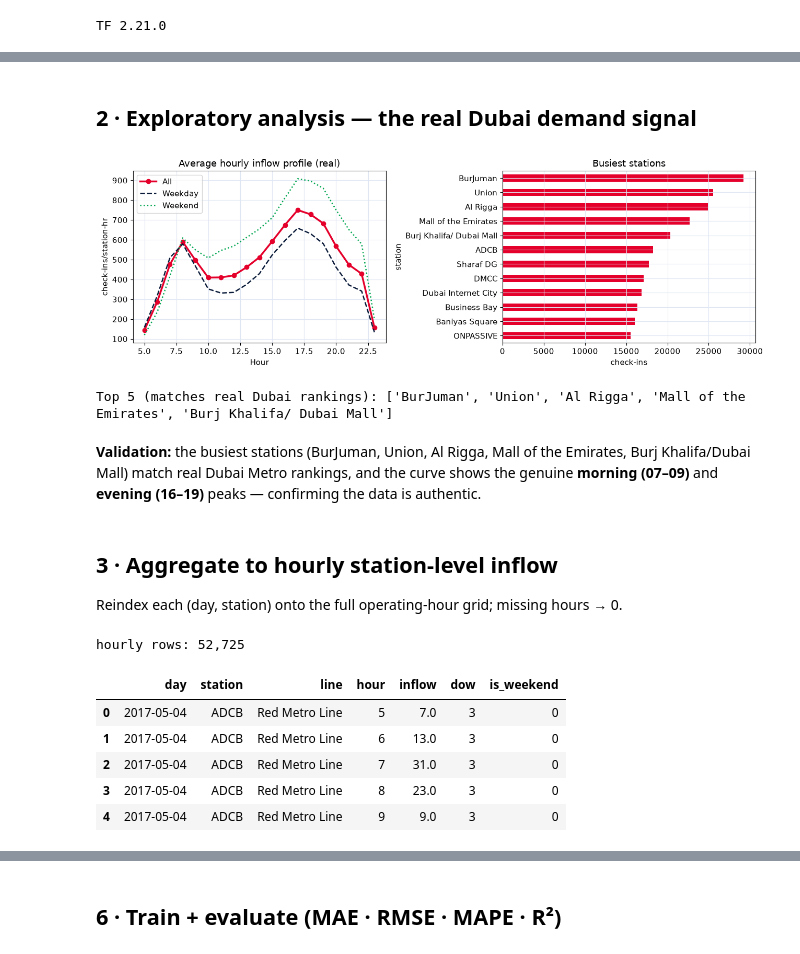
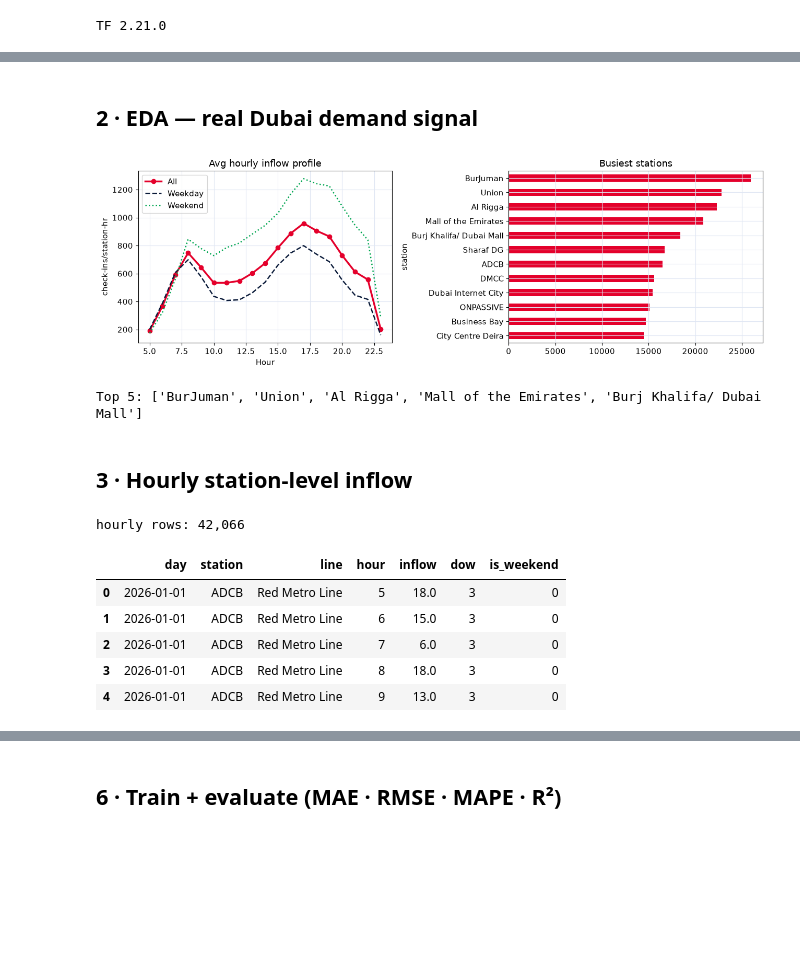
Before and after one commit to KartikJoshi23/Metro-Passenger-Forecasting, a Jupyter notebook: notebook/dubai_metro_forecasting.ipynb, the cells around one changed output, grey strips where cells are left out. Cells and saved outputs as stored; diff of their text form; code cells hidden in the pictures; blank space fills up the shorter version.

```diff
--- a/notebook/dubai_metro_forecasting.ipynb
+++ b/notebook/dubai_metro_forecasting.ipynb
@@ -38,13 +36,12 @@ We keep **Check-in** events (= station inflow / entries).
 # %%
-files = sorted(glob.glob(os.path.join(RAW, "metro_ridership_*.csv")))
-df = pd.read_csv(files[0], usecols=["txn_type","txn_date","txn_time","start_location","line_name"])
-df["txn_type"] = df["txn_type"].str.strip()
-df = df[df["txn_type"]=="Check in"].copy()
-df["date"]    = pd.to_datetime(df["txn_date"], errors="coerce"); df = df.dropna(subset=["date"])
-df["hour"]    = df["txn_time"].str.slice(0,2).astype(int)
-df["station"] = df["start_location"].str.replace(" Metro Station","",regex=False).str.strip()
-df["line"]    = df["line_name"].str.strip()
-print(f"check-in taps: {len(df):,} | days: {df['date'].nunique()} | stations: {df['station'].nunique()}")
-print("years:", sorted(df['date'].dt.year.unique()))
+f=sorted(glob.glob(os.path.join(RAW,"metro_ridership_*.csv")))[0]
+df=pd.read_csv(f, usecols=["txn_type","txn_date","txn_time","start_location","line_name"])
+df["txn_type"]=df["txn_type"].str.strip(); df=df[df["txn_type"]=="Check in"].copy()
+df["date"]=pd.to_datetime(df["txn_date"],errors="coerce"); df=df.dropna(subset=["date"])
+df=df[df["date"].dt.year>=MIN_YEAR].copy()
+df["hour"]=df["txn_time"].str.slice(0,2).astype(int)
+df["station"]=df["start_location"].str.replace(" Metro Station","",regex=False).str.strip()
+df["line"]=df["line_name"].str.strip()
+print(f"taps {len(df):,} | days {df['date'].nunique()} | stations {df['station'].nunique()}")
 df.head()
 # %% [output]
@@ -57,49 +53,40 @@ years: [np.int32(2017), np.int32(2018), np.int32(2019), np.int32(2020), np.int32
 | 7 | Check in | 2026-01-10 | 09:10:24.000 | Emirates Towers Metro Station | Red Metro Line | 2026-01-10 | 9 | Emirates Towers | Red Metro Line |
 | 8 | Check in | 2026-01-10 | 21:56:26.000 | DMCC Metro Station | Red Metro Line | 2026-01-10 | 21 | DMCC | Red Metro Line |
 # %% [markdown]
-## 2 · Exploratory analysis — the real Dubai demand signal
+## 2 · EDA — real Dubai demand signal
 # %%
-prof = (df.groupby("hour").size()/df["date"].nunique()).reindex(OP_HOURS).fillna(0)
-isw  = df["date"].dt.dayofweek.isin([5,6])            # UAE weekend = Sat/Sun
-dwd, dwe = df[~isw]["date"].dt.normalize().nunique(), df[isw]["date"].dt.normalize().nunique()
-pwd = (df[~isw].groupby("hour").size()/max(1,dwd)).reindex(OP_HOURS).fillna(0)
-pwe = (df[isw].groupby("hour").size()/max(1,dwe)).reindex(OP_HOURS).fillna(0)
-top = df.groupby("station").size().sort_values(ascending=False).head(12)
-
-fig,ax = plt.subplots(1,2,figsize=(13,4.3))
+prof=(df.groupby("hour").size()/df["date"].nunique()).reindex(OP_HOURS).fillna(0)
+isw=df["date"].dt.dayofweek.isin([5,6])
+pwd=(df[~isw].groupby("hour").size()/max(1,df[~isw]["date"].dt.normalize().nunique())).reindex(OP_HOURS).fillna(0)
+pwe=(df[isw].groupby("hour").size()/max(1,df[isw]["date"].dt.normalize().nunique())).reindex(OP_HOURS).fillna(0)
+top=df.groupby("station").size().sort_values(ascending=False).head(12)
+fig,ax=plt.subplots(1,2,figsize=(13,4.3))
 ax[0].plot(OP_HOURS,prof.values,color=RED,lw=2.5,marker="o",label="All")
 ax[0].plot(OP_HOURS,pwd.values,color=INK,lw=1.8,ls="--",label="Weekday")
 ax[0].plot(OP_HOURS,pwe.values,color=GREEN,lw=1.8,ls=":",label="Weekend")
-ax[0].set(title="Average hourly inflow profile (real)",xlabel="Hour",ylabel="check-ins/station-hr"); ax[0].legend()
-top.sort_values().plot(kind="barh",color=RED,ax=ax[1]); ax[1].set(title="Busiest stations",xlabel="check-ins")
+ax[0].set(title="Avg hourly inflow profile",xlabel="Hour",ylabel="check-ins/station-hr"); ax[0].legend()
+top.sort_values().plot(kind="barh",color=RED,ax=ax[1]); ax[1].set(title="Busiest stations")
 plt.tight_layout(); plt.savefig(os.path.join(FIG,"01_intraday_profile.png"),dpi=120); plt.show()
-print("Top 5 (matches real Dubai rankings):", list(top.head(5).index))
+print("Top 5:", list(top.head(5).index))
 # %% [output]
-[figure, old version]
+[figure, new version]
-Top 5 (matches real Dubai rankings): ['BurJuman', 'Union', 'Al Rigga', 'Mall of the Emirates', 'Burj Khalifa/ Dubai Mall']
+Top 5: ['BurJuman', 'Union', 'Al Rigga', 'Mall of the Emirates', 'Burj Khalifa/ Dubai Mall']
-# %% [markdown]
-**Validation:** the busiest stations (BurJuman, Union, Al Rigga, Mall of the Emirates,
-Burj Khalifa/Dubai Mall) match real Dubai Metro rankings, and the curve shows the genuine
-**morning (07–09)** and **evening (16–19)** peaks — confirming the data is authentic.
-# %% [markdown]
-## 3 · Aggregate to hourly station-level inflow
-Reindex each (day, station) onto the full operating-hour grid; missing hours → 0.
+# %% [markdown]
+## 3 · Hourly station-level inflow
 # %%
-g = (df.groupby([df["date"].dt.normalize().rename("day"),"station","line","hour"])
-        .size().reset_index(name="inflow"))
-keys = g[["day","station","line"]].drop_duplicates()
-full = keys.assign(k=1).merge(pd.DataFrame({"hour":OP_HOURS,"k":1}),on="k").drop(columns="k")
-h = full.merge(g,on=["day","station","line","hour"],how="left")
-h["inflow"]=h["inflow"].fillna(0.0)
+g=(df.groupby([df["date"].dt.normalize().rename("day"),"station","line","hour"]).size()
+     .reset_index(name="inflow"))
+keys=g[["day","station","line"]].drop_duplicates()
+full=keys.assign(k=1).merge(pd.DataFrame({"hour":OP_HOURS,"k":1}),on="k").drop(columns="k")
+h=full.merge(g,on=["day","station","line","hour"],how="left"); h["inflow"]=h["inflow"].fillna(0.0)
 h["dow"]=h["day"].dt.dayofweek; h["is_weekend"]=h["dow"].isin([5,6]).astype(int)
-h = h.sort_values(["station","day","hour"]).reset_index(drop=True)
-h.to_parquet(os.path.join(PROC,"hourly_station_inflow.parquet"))
+h=h.sort_values(["station","day","hour"]).reset_index(drop=True)
 print("hourly rows:", f"{len(h):,}"); h.head()
 # %% [output]
-hourly rows: 52,725
+hourly rows: 42,066
 |  | day | station | line | hour | inflow | dow | is_weekend |
-| 0 | 2017-05-04 | ADCB | Red Metro Line | 5 | 7.0 | 3 | 0 |
-| 1 | 2017-05-04 | ADCB | Red Metro Line | 6 | 13.0 | 3 | 0 |
-| 2 | 2017-05-04 | ADCB | Red Metro Line | 7 | 31.0 | 3 | 0 |
-| 3 | 2017-05-04 | ADCB | Red Metro Line | 8 | 23.0 | 3 | 0 |
-| 4 | 2017-05-04 | ADCB | Red Metro Line | 9 | 9.0 | 3 | 0 |
+| 0 | 2026-01-01 | ADCB | Red Metro Line | 5 | 18.0 | 3 | 0 |
+| 1 | 2026-01-01 | ADCB | Red Metro Line | 6 | 15.0 | 3 | 0 |
+| 2 | 2026-01-01 | ADCB | Red Metro Line | 7 | 6.0 | 3 | 0 |
+| 3 | 2026-01-01 | ADCB | Red Metro Line | 8 | 18.0 | 3 | 0 |
+| 4 | 2026-01-01 | ADCB | Red Metro Line | 9 | 13.0 | 3 | 0 |
```
Also changed, not shown: parts of 20 cells of this notebook, 21 other files.
